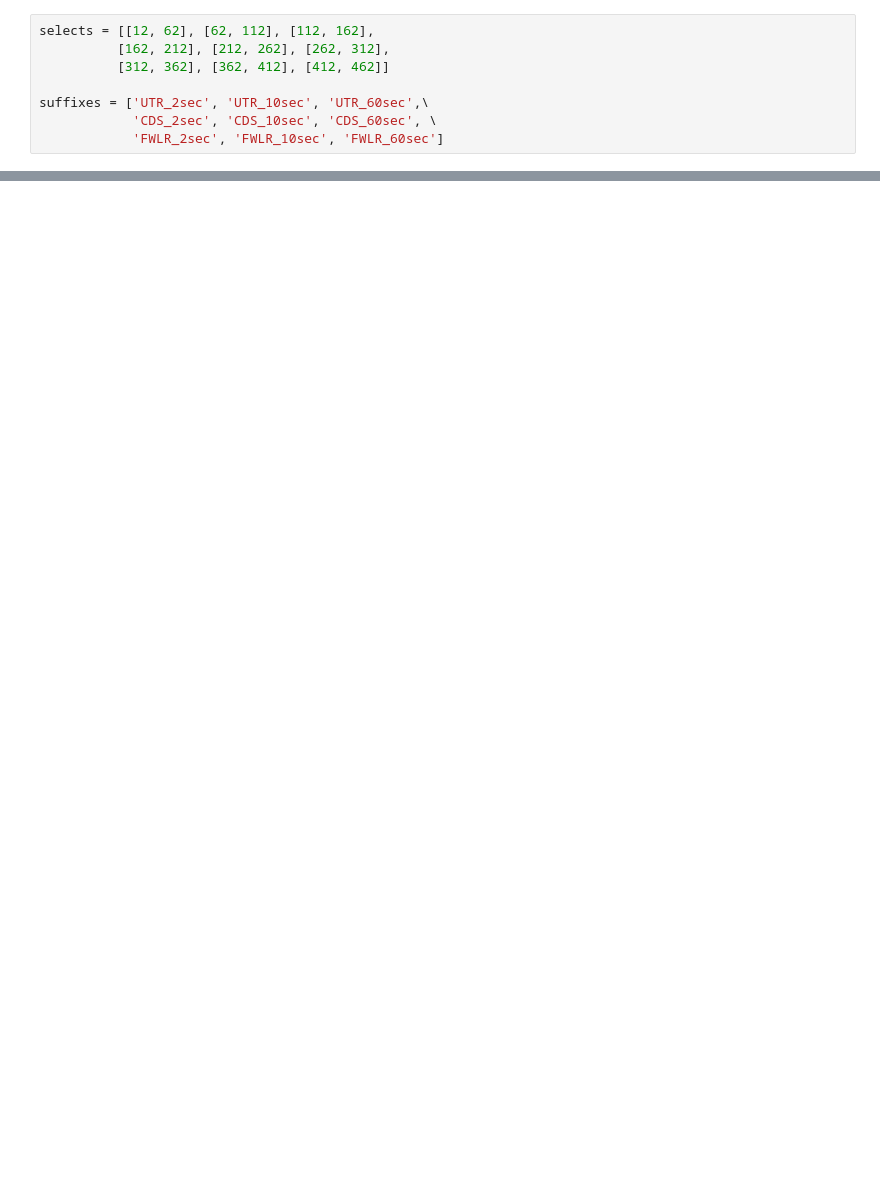
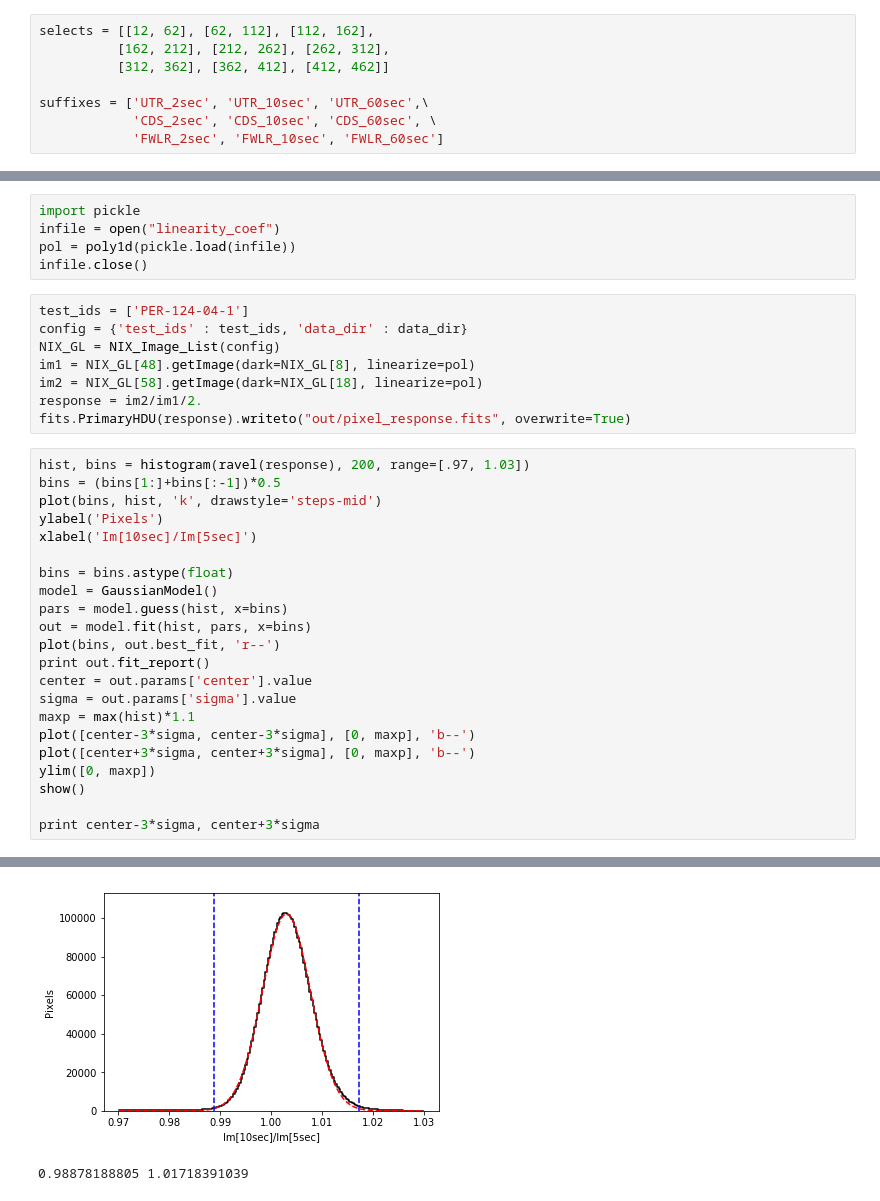
Before and after one commit to pssncp142/NIX_Testing, a Jupyter notebook: workdir/BadPixels.ipynb, the cells around one changed output, grey strips where cells are left out. Saved outputs shown, nothing was run; the diff lists cells and outputs as text; blank space fills up the shorter version.

```diff
--- a/workdir/BadPixels.ipynb
+++ b/workdir/BadPixels.ipynb
@@ -252,0 +262,36 @@ print (RNs[5]**2-RNs[3]**2)/(exps[2]-exps[0])*5.78
+# %%
+import pickle
+infile = open("linearity_coef")
+pol = poly1d(pickle.load(infile))
+infile.close()
+# %%
+test_ids = ['PER-124-04-1']
+config = {'test_ids' : test_ids, 'data_dir' : data_dir}
+NIX_GL = NIX_Image_List(config)
+im1 = NIX_GL[48].getImage(dark=NIX_GL[8], linearize=pol)
+im2 = NIX_GL[58].getImage(dark=NIX_GL[18], linearize=pol)
+response = im2/im1/2.
+fits.PrimaryHDU(response).writeto("out/pixel_response.fits", overwrite=True)
+# %%
+hist, bins = histogram(ravel(response), 200, range=[.97, 1.03])
+bins = (bins[1:]+bins[:-1])*0.5
+plot(bins, hist, 'k', drawstyle='steps-mid')
+ylabel('Pixels')
+xlabel('Im[10sec]/Im[5sec]')
+
+bins = bins.astype(float)
+model = GaussianModel()
+pars = model.guess(hist, x=bins)
+out = model.fit(hist, pars, x=bins)
+plot(bins, out.best_fit, 'r--')
+print out.fit_report()
+center = out.params['center'].value
+sigma = out.params['sigma'].value
+maxp = max(hist)*1.1
+plot([center-3*sigma, center-3*sigma], [0, maxp], 'b--')
+plot([center+3*sigma, center+3*sigma], [0, maxp], 'b--')
+ylim([0, maxp])
+show()
+
+print center-3*sigma, center+3*sigma
+# %% [output]
@@ -252,0 +317,2 @@ print (RNs[5]**2-RNs[3]**2)/(exps[2]-exps[0])*5.78
+[figure, added]
+0.98878188805 1.01718391039
```
Also changed, not shown: parts of 10 cells of this notebook.
